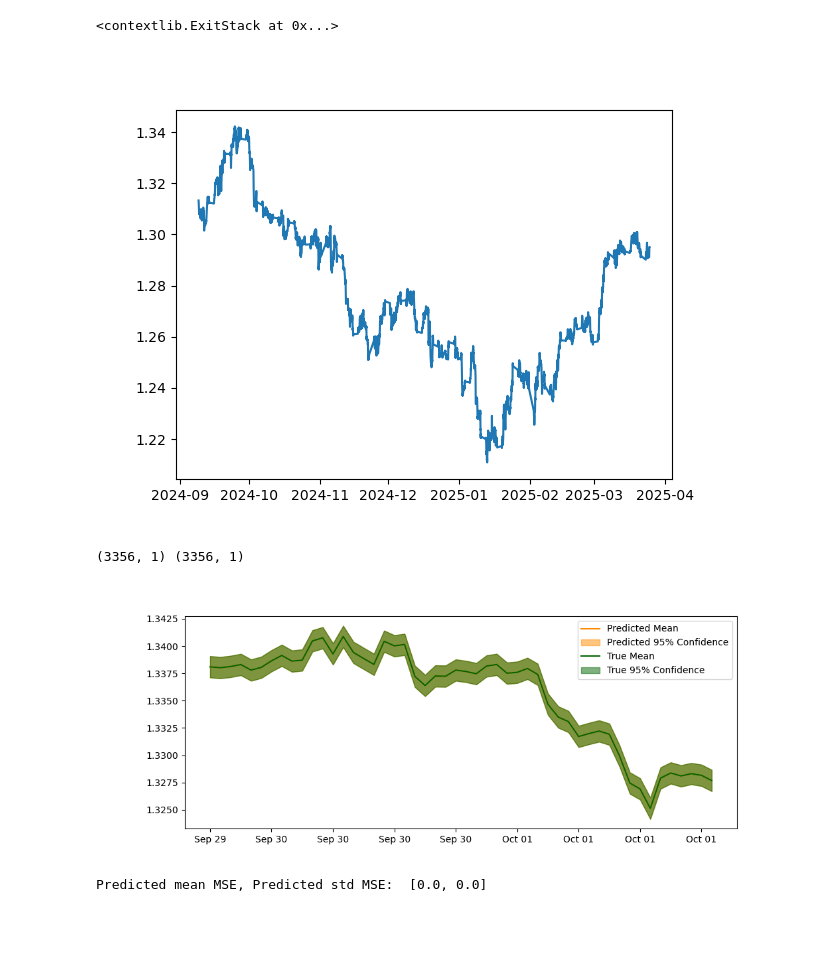
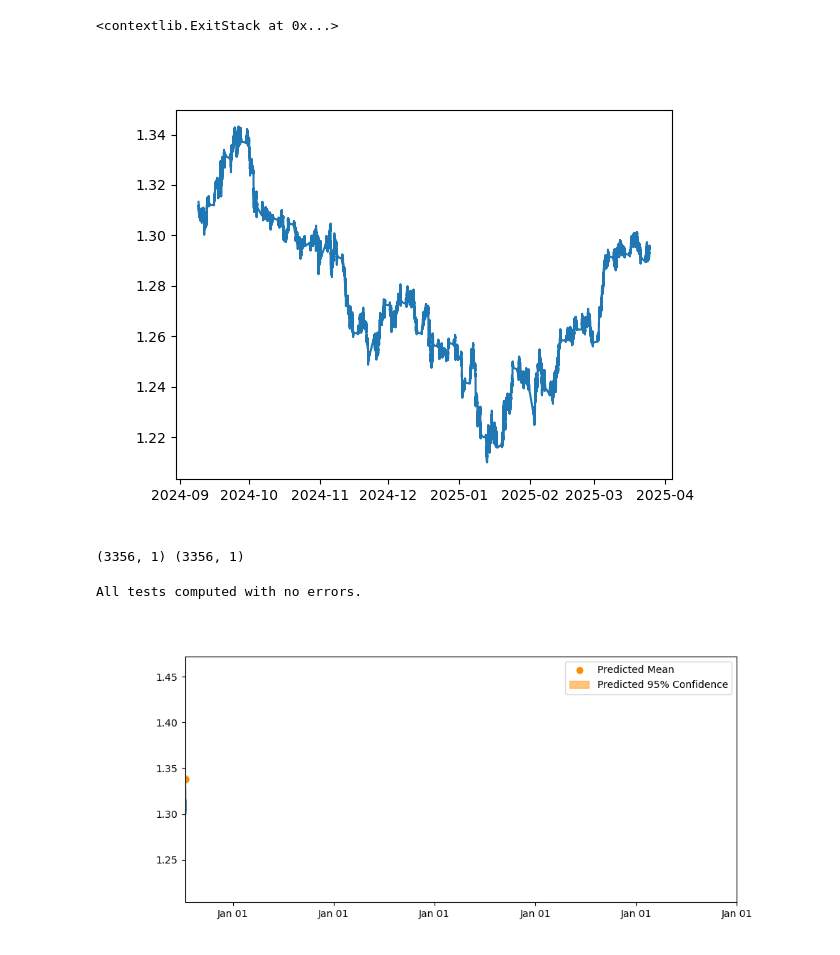
Before and after one commit to alexrmiller2/gpr-system, a Jupyter notebook: gpr-system-v2.ipynb, the cells around one changed output. Drawn from its saved outputs; the diff is of its cells as text; code cells hidden in the pictures; blank space fills up the shorter version.

```diff
--- a/gpr-system-v2.ipynb
+++ b/gpr-system-v2.ipynb
@@ -20,26 +22,31 @@ priceData = pl.DataFrame(data[["Time", "Close"]]).select([
     pl.col("Time").str.strptime(pl.Datetime, "%Y-%m-%d %H:%M"),
     pl.col("Close")
 ])
+priceData = (
+    priceData.sort(by="Time")
+    .drop_nulls()
+)
+timeSeriesM = priceData.select(pl.col("Time").dt.timestamp()).to_numpy()
+priceSeriesM = priceData.select(pl.col("Close")).to_numpy()
 
 priceData = (
-    priceData.sort(by="Time")
-    .group_by_dynamic("Time", every="1h")
+    priceData.group_by_dynamic("Time", every="1h")
     .agg(pl.col("Close").median())
-    .drop_nulls()
 )
 
 timeSeries = priceData.select(pl.col("Time").dt.timestamp()).to_numpy()
 priceSeries = priceData.select(pl.col("Close")).to_numpy()
 
+
 fig = plt.figure(fileName)
 plt.clf()
-plt.plot([datetime.fromtimestamp(timestamp/1e6) for timestamp in timeSeries[:,0]],priceSeries)
+plt.plot([datetime.fromtimestamp(timestamp/1e6) for timestamp in timeSeriesM[:,0]],priceSeriesM)
 plt.title("")
 plt.show()
 
 print(timeSeries.shape, priceSeries.shape)
 # %% [output]
-[figure, old version]
+[figure, new version]
 (3356, 1) (3356, 1)
 # %%
 def plotGPR(timeSeries, meanSeries, stdSeries, onlyLatestValue):
@@ -52,7 +59,7 @@ def plotGPR(timeSeries, meanSeries, stdSeries, onlyLatestValue):
         label1 = 'True Mean'
         label2 = 'True 95% Confidence'
 
-    plt.plot([datetime.fromtimestamp(timestamp/1e6) for timestamp in timeSeries], meanSeries,color= color, label= label1)
+    plt.scatter([datetime.fromtimestamp(timestamp/1e6) for timestamp in timeSeries], meanSeries,color= color, label= label1)
     plt.fill_between(
         [datetime.fromtimestamp(timestamp/1e6) for timestamp in timeSeries],
         meanSeries - 1.96 * stdSeries,
@@ -77,27 +102,36 @@ def gprPredict(start, window, onlyLatestValue):
 # %%
 
 # Backtest the GPR function.
 
 startTime = -3000 # Number of hours in history
 n = 100 # Number of samples to process per GPR
-testRange = 50 # Number of GPR tests to conduct over time
+testRange = 5 # Number of GPR tests to conduct over time
 
 predictSeries = gprPredict(startTime, n, True)
 for i in range(1, testRange):
     predictSeries = np.vstack((predictSeries, gprPredict(startTime+i, n, True)))
+    clear_output(wait=True)
+    print(f"{i}/{testRange} tests computed...")
+clear_output(wait=True)
+print("All tests computed with no errors.")
 
-trueSeries = gprPredict(startTime+testRange-1, n, False)
-trueSeries = trueSeries[-testRange:]
+#trueSeries = gprPredict(startTime+testRange-1, n, False)
+#trueSeries = trueSeries[-testRange:]
+
+#predictMSE = [mse(predictSeries[:,1], trueSeries[:,1]),mse(predictSeries[:,2], trueSeries[:,2])]
+#print("MSE[mean,std]: ", predictMSE)
 
 fig = plt.figure(2)
 plt.clf()
 plotGPR(predictSeries[:,0], predictSeries[:,1], predictSeries[:,2], True)
-plotGPR(trueSeries[:,0], trueSeries[:,1], trueSeries[:,2], False)
+#plotGPR(trueSeries[:,0], trueSeries[:,1], trueSeries[:,2], False)
+
+plt.plot([datetime.fromtimestamp(timestamp/1e6) for timestamp in timeSeriesM[:,0]],priceSeriesM)
+
+plt.xlim(datetime.fromtimestamp(predictSeries[0,0]/1e6),datetime.fromtimestamp(predictSeries[0,-1]/1e6))
+
+
 plt.show()
-
-predictMSE = [mse(predictSeries[:,1], trueSeries[:,1]),mse(predictSeries[:,2], trueSeries[:,2])]
-
-print("Predicted mean MSE, Predicted std MSE: ", predictMSE)
 # %% [output]
+All tests computed with no errors.
-[figure, old version]
+[figure, new version]
-Predicted mean MSE, Predicted std MSE:  [0.0, 0.0]
```
Also changed, not shown: parts of 2 cells of this notebook.
